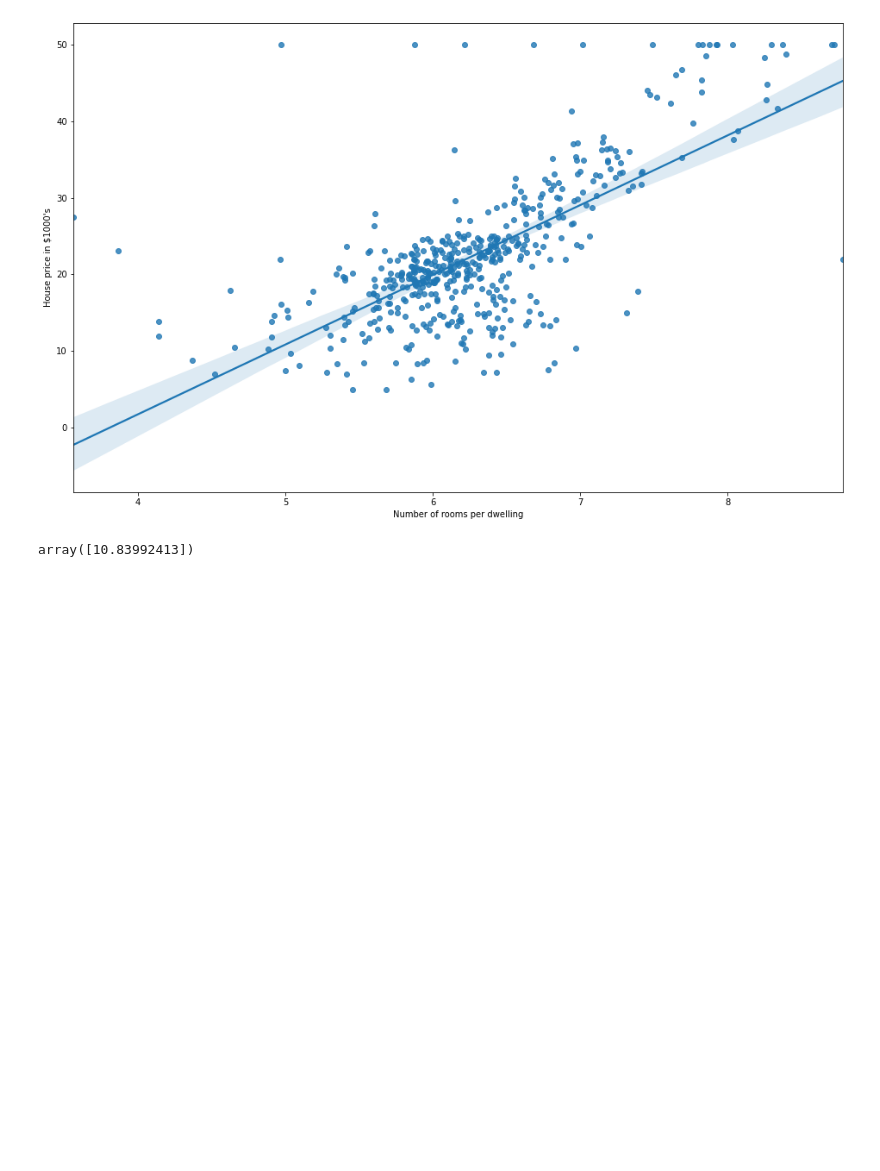
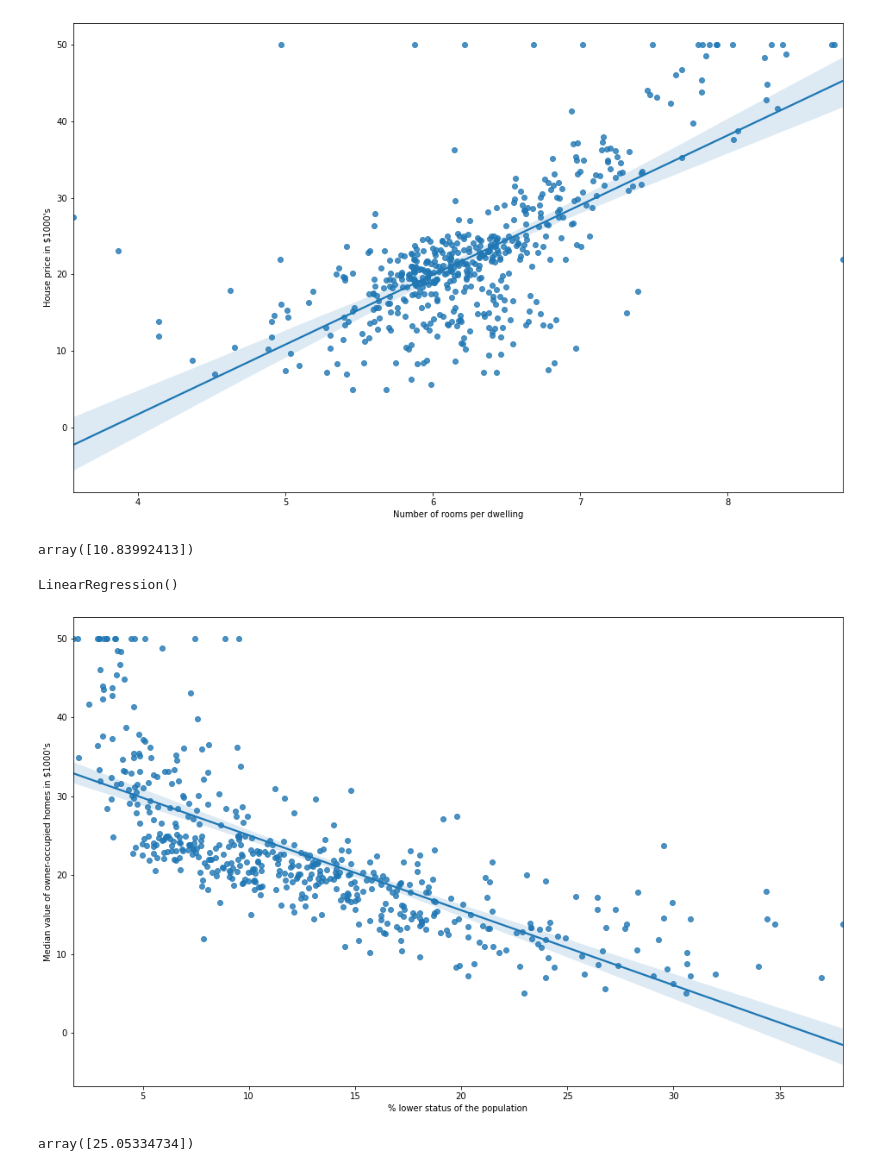
Before and after one commit to Venuvgp19/boston-house-prediction, a Jupyter notebook: housing_price_prediction.ipynb, the cells around one changed output. Cells and saved outputs as stored; diff of their text form; code cells hidden in the pictures; blank space fills up the shorter version.

Commit message:
ipynb for prediction

```diff
--- a/housing_price_prediction.ipynb
+++ b/housing_price_prediction.ipynb
@@ -86,3 +86,25 @@ plt.show()
 model.predict(np.array([5]).reshape(-1,1)) #model prediction for 5 rooms roughly the pricing is 10.8*1000$
 # %% [output]
 array([10.83992413])
+# %%
+X1 =df['LSTAT'].values.reshape(-1,1)
+# %%
+y1 = df['MEDV'].values
+# %%
+model2 = LinearRegression()
+# %%
+model2.fit(X1,y1)
+# %% [output]
+LinearRegression()
+# %%
+plt.figure(figsize=(16,10))
+sns.regplot(X1,y1)
+plt.xlabel('% lower status of the population')
+plt.ylabel("Median value of owner-occupied homes in $1000's")
+plt.show()
+# %% [output]
+[figure, added]
+# %%
+model2.predict(np.array([10]).reshape(-1,1))
+# %% [output]
+array([25.05334734])
```
